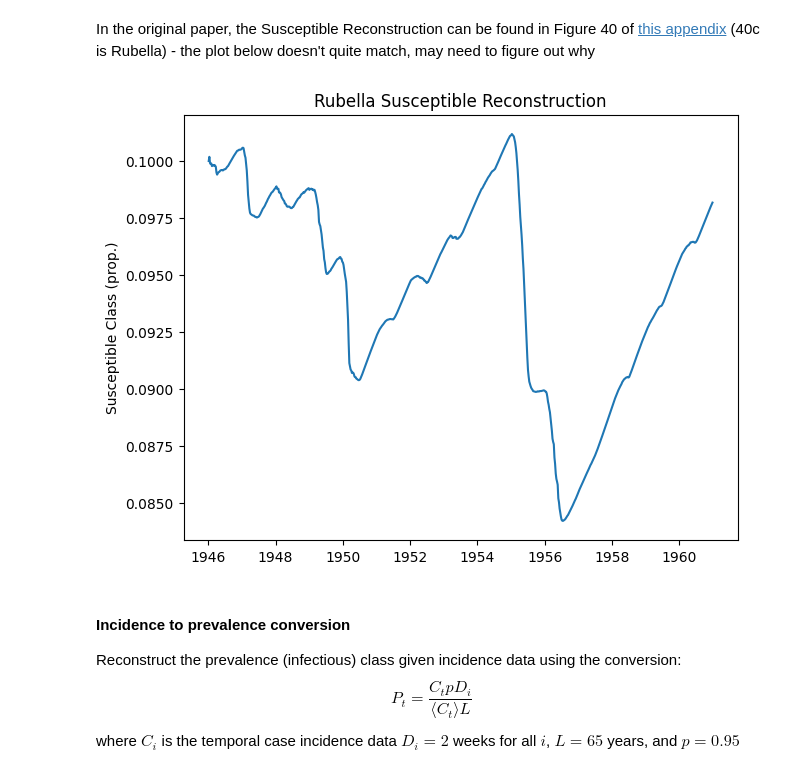
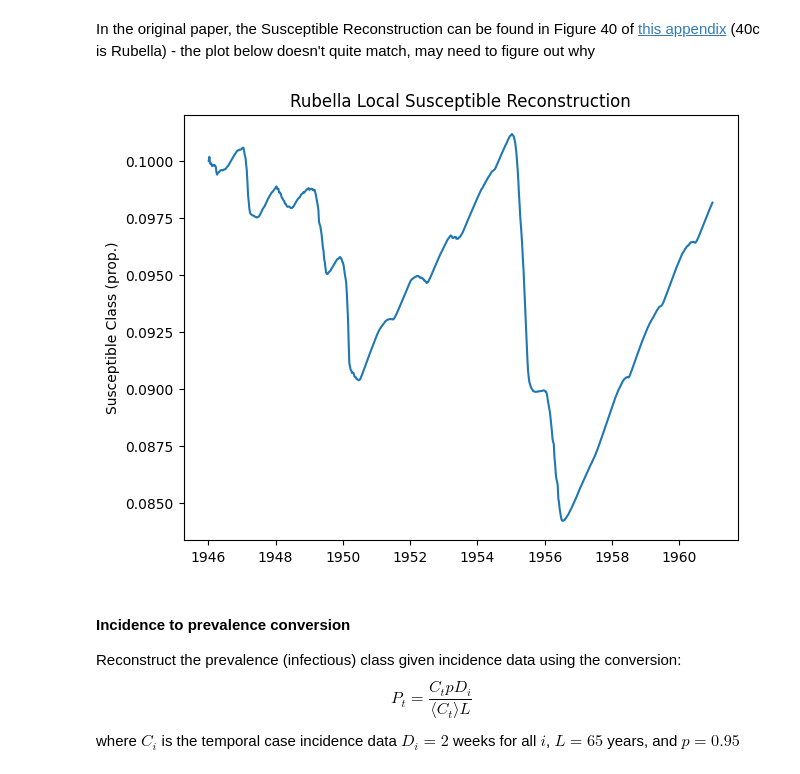
Before and after one commit to rdcarini/AMATH575, a Jupyter notebook: sindy_sandbox.ipynb, the cells around one changed output. Drawn from its saved outputs; the diff is of its cells as text; code cells hidden in the pictures.

```diff
--- a/sindy_sandbox.ipynb
+++ b/sindy_sandbox.ipynb
@@ -1047,17 +1097,17 @@ In the original paper, the Susceptible Reconstruction can be found in Figure 40
 # %%
 ####
 # Plot "Susceptible" Estimation for Rubella Data
 ####
 
 fig, ((ax1)) = plt.subplots(1, 1, layout="constrained")
 
 ax1.plot(rubella_data_nonan["week"],rubella_data_nonan["susceptible"])
 ax1.set_ylabel('Susceptible Class (prop.)')
-ax1.set_title('Rubella Susceptible Reconstruction')
+ax1.set_title('Rubella Local Susceptible Reconstruction')
 
 plt.show()
 # %% [output]
-[figure, old version]
+[figure, new version]
 # %% [markdown]
 #### Incidence to prevalence conversion
 
```
Also changed, not shown: parts of 3 cells of this notebook.
